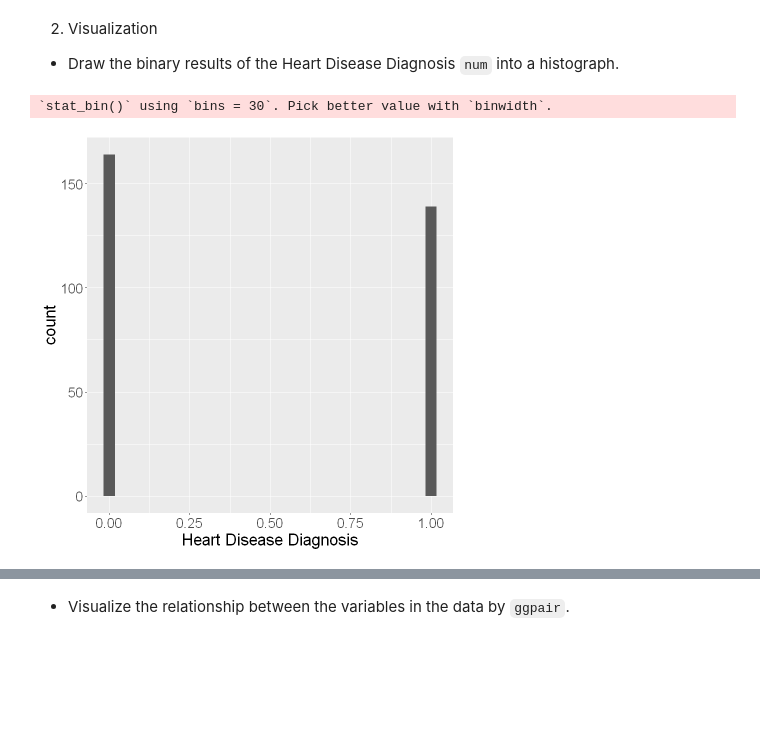
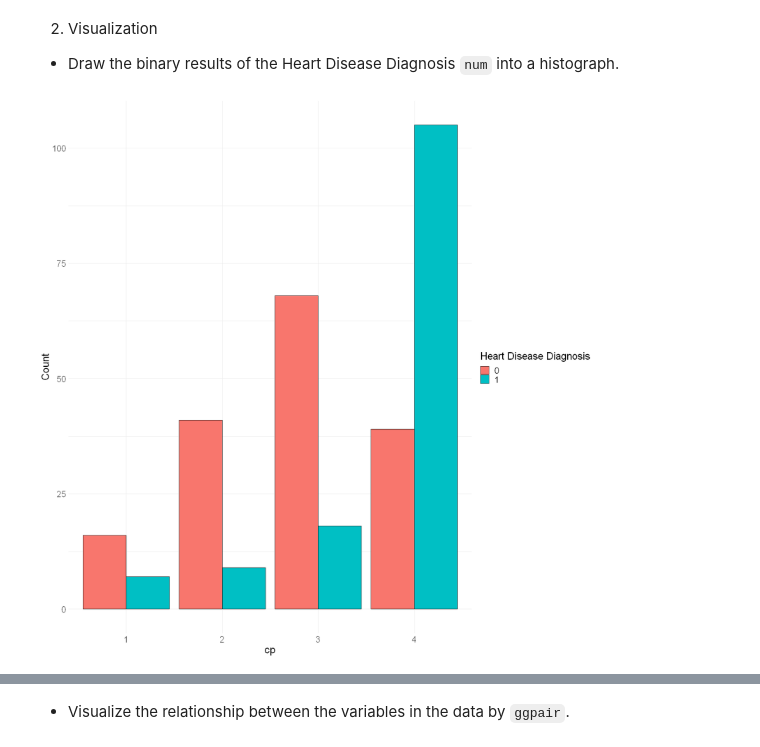
Before and after one commit to Speculatorrr/Group-STAT301, a Jupyter notebook: Planning-Christin.ipynb, the cells around one changed output, grey strips where cells are left out. Saved outputs shown, nothing was run; the diff lists cells and outputs as text; code cells hidden in the pictures; blank space fills up the shorter version.

```diff
--- a/Planning-Christin.ipynb
+++ b/Planning-Christin.ipynb
@@ -82,7 +83,9 @@ colnames(heart_data) <- c("age", "sex", "cp", "trestbps", "chol",
                             "fbs", "restecg", "thalach", "exang", "oldpeak",
                             "slope", "ca", "thal", "num")
 
-heart_data <- mutate(heart_data, num = if_else(num > 0, 1, 0))
+heart_data <- heart_data %>%
+    mutate(num = if_else(num > 0, 1, 0)) %>%
+    drop_na()
 
 head(heart_data)
 # %% [output]
@@ -108,14 +111,15 @@ A tibble: 6 × 14
 
 - Draw the binary results of the Heart Disease Diagnosis `num` into a histograph.
 # %%
-heart_goal_hist <-
-    heart_data %>%
-    ggplot() +
-    geom_histogram( aes (x=num)) +
-    xlab("Heart Disease Diagnosis") +
-    theme(text = element_text(size = 20))
+goal_hist <- heart_data %>%
+  ggplot(aes(x = cp, fill = factor(num))) +
+  geom_bar(position = "dodge", color = "black") +
+  xlab("cp") +
+  ylab("Count") +
+  scale_fill_discrete(name = "Heart Disease Diagnosis") +
+  theme_minimal() +
+  theme(text = element_text(size = 20))
 
-heart_goal_hist
+goal_hist
 # %% [output]
-`stat_bin()` using `bins = 30`. Pick better value with `binwidth`.
-[figure, old version]
+[figure, new version]
```
Also changed, not shown: parts of 10 cells of this notebook.
